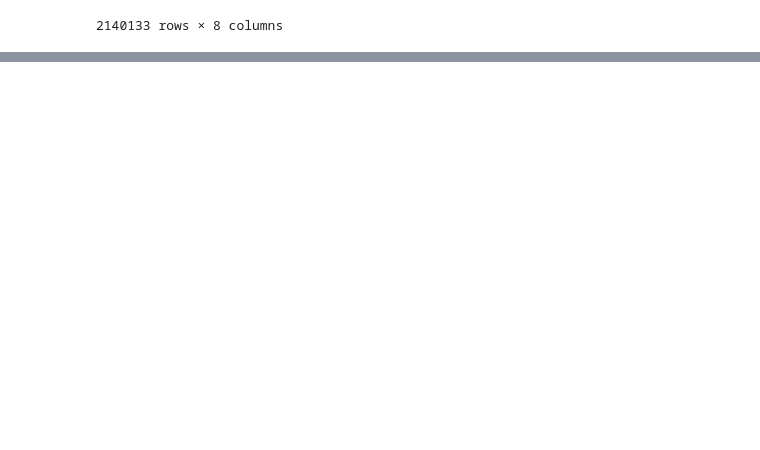
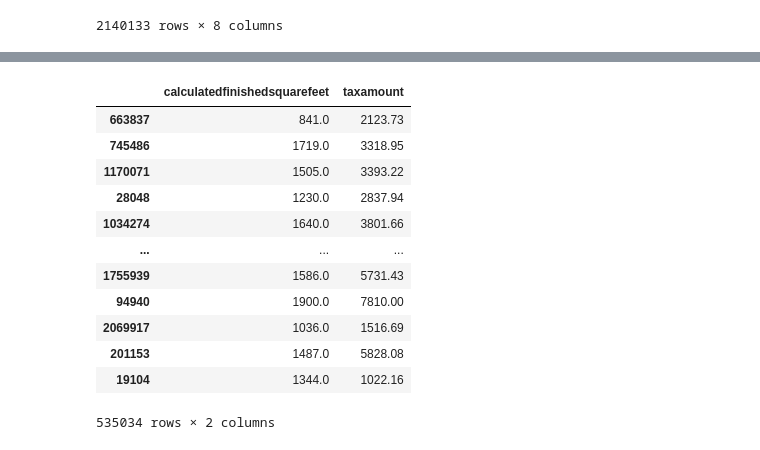
Before and after one commit to greg-maggard/regression_exercises, a Jupyter notebook: scaling.ipynb, the cells around one changed output, grey strips where cells are left out. Cells and saved outputs as stored; diff of their text form; code cells hidden in the pictures; blank space fills up the shorter version.

```diff
--- a/scaling.ipynb
+++ b/scaling.ipynb
@@ -43,3 +41,6 @@ df
 | 2152861 | 3 | 2.5 | 1974.0 | 424353.0 | 2015 | 5302.70 | ... |
 | 2152862 | 4 | 4.0 | 2110.0 | 554009.0 | 2014 | 6761.20 | ... |
 2140133 rows × 8 columns
+# %%
+train_and_validate, test = train_test_split(df, test_size = .2, random_state=123)
+train, validate = train_test_split(train_and_validate, test_size = .3, random_state = 123)
@@ -45,0 +62,19 @@ df
+# %%
+X_train, X_test = train[['calculatedfinishedsquarefeet', 'taxamount']], test[['calculatedfinishedsquarefeet', 'taxamount']]
+y_train, y_test = train.taxvaluedollarcnt, test.taxvaluedollarcnt
+# %%
+X_test
+# %% [output]
+|  | calculatedfinishedsquarefeet | taxamount |
+| 663837 | 841.0 | 2123.73 |
+| 745486 | 1719.0 | 3318.95 |
+| 1170071 | 1505.0 | 3393.22 |
+| 28048 | 1230.0 | 2837.94 |
+| 1034274 | 1640.0 | 3801.66 |
+| ... | ... | ... |
+| 1755939 | 1586.0 | 5731.43 |
+| 94940 | 1900.0 | 7810.00 |
+| 2069917 | 1036.0 | 1516.69 |
+| 201153 | 1487.0 | 5828.08 |
+| 19104 | 1344.0 | 1022.16 |
+535034 rows × 2 columns
```
Also changed, not shown: parts of 12 cells of this notebook, 2 other files.
